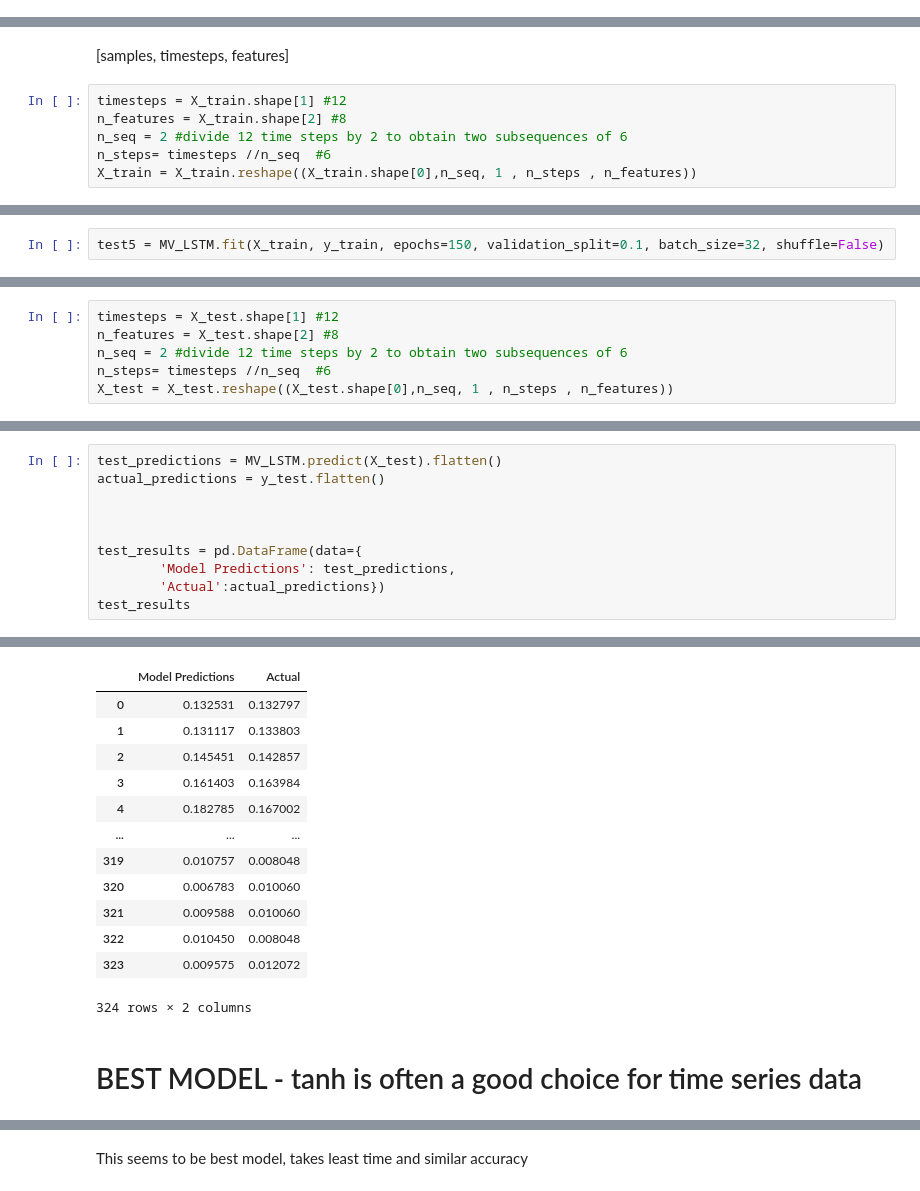
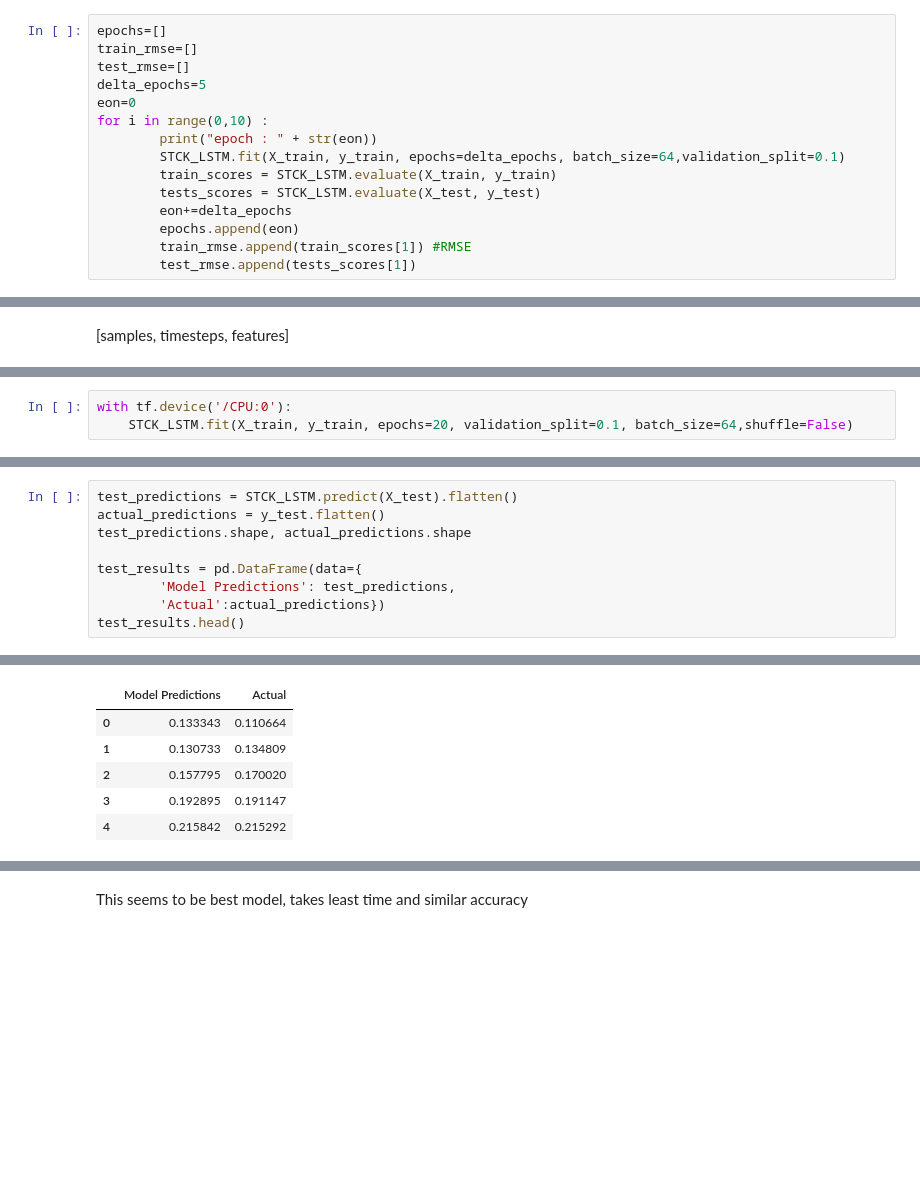
Before and after one commit to djjjones6/Group_Assessment_2, a Jupyter notebook: Matt W/LSTM_practice.ipynb, the cells around one changed output, grey strips where cells are left out. Saved outputs shown, nothing was run; the diff lists cells and outputs as text; blank space fills up the shorter version.

```diff
--- a/Matt W/LSTM_practice.ipynb
+++ b/Matt W/LSTM_practice.ipynb
@@ -221,0 +264,15 @@ test_results.head()
+# %%
+epochs=[]
+train_rmse=[]
+test_rmse=[]
+delta_epochs=5
+eon=0
+for i in range(0,10) :
+        print("epoch : " + str(eon))
+        STCK_LSTM.fit(X_train, y_train, epochs=delta_epochs, batch_size=64,validation_split=0.1)
+        train_scores = STCK_LSTM.evaluate(X_train, y_train)
+        tests_scores = STCK_LSTM.evaluate(X_test, y_test)
+        eon+=delta_epochs
+        epochs.append(eon)
+        train_rmse.append(train_scores[1]) #RMSE
+        test_rmse.append(tests_scores[1])
@@ -241,9 +326,3 @@ X_train.shape
 (43452, 12, 8)
 # %% [markdown]
 [samples, timesteps, features]
-# %%
-timesteps = X_train.shape[1] #12
-n_features = X_train.shape[2] #8
-n_seq = 2 #divide 12 time steps by 2 to obtain two subsequences of 6
-n_steps= timesteps //n_seq  #6
-X_train = X_train.reshape((X_train.shape[0],n_seq, 1 , n_steps , n_features))
@@ -287,3 +329,4 @@ Model: "sequential_17"
 # %%
-test5 = MV_LSTM.fit(X_train, y_train, epochs=150, validation_split=0.1, batch_size=32, shuffle=False)
+with tf.device('/CPU:0'):
+    STCK_LSTM.fit(X_train, y_train, epochs=20, validation_split=0.1, batch_size=64,shuffle=False)
 # %% [output]
@@ -307,6 +349,0 @@ Epoch 150/150
-# %%
-timesteps = X_test.shape[1] #12
-n_features = X_test.shape[2] #8
-n_seq = 2 #divide 12 time steps by 2 to obtain two subsequences of 6
-n_steps= timesteps //n_seq  #6
-X_test = X_test.reshape((X_test.shape[0],n_seq, 1 , n_steps , n_features))
@@ -313,11 +362,10 @@ X_test = X_test.reshape((X_test.shape[0],n_seq, 1 , n_steps , n_features))
 # %%
-test_predictions = MV_LSTM.predict(X_test).flatten()
+test_predictions = STCK_LSTM.predict(X_test).flatten()
 actual_predictions = y_test.flatten()
-
-
+test_predictions.shape, actual_predictions.shape
 
 test_results = pd.DataFrame(data={
         'Model Predictions': test_predictions,
         'Actual':actual_predictions})
-test_results
+test_results.head()
 # %% [output]
@@ -325,15 +373,6 @@ test_results
 |  | Model Predictions | Actual |
-| 0 | 0.132531 | 0.132797 |
-| 1 | 0.131117 | 0.133803 |
-| 2 | 0.145451 | 0.142857 |
-| 3 | 0.161403 | 0.163984 |
-| 4 | 0.182785 | 0.167002 |
-| ... | ... | ... |
-| 319 | 0.010757 | 0.008048 |
-| 320 | 0.006783 | 0.010060 |
-| 321 | 0.009588 | 0.010060 |
-| 322 | 0.010450 | 0.008048 |
-| 323 | 0.009575 | 0.012072 |
+| 0 | 0.133343 | 0.110664 |
+| 1 | 0.130733 | 0.134809 |
+| 2 | 0.157795 | 0.170020 |
+| 3 | 0.192895 | 0.191147 |
+| 4 | 0.215842 | 0.215292 |
-324 rows × 2 columns
-# %% [markdown]
-# BEST MODEL - tanh is often a good choice for time series data
```
Also changed, not shown: parts of 94 cells of this notebook.
